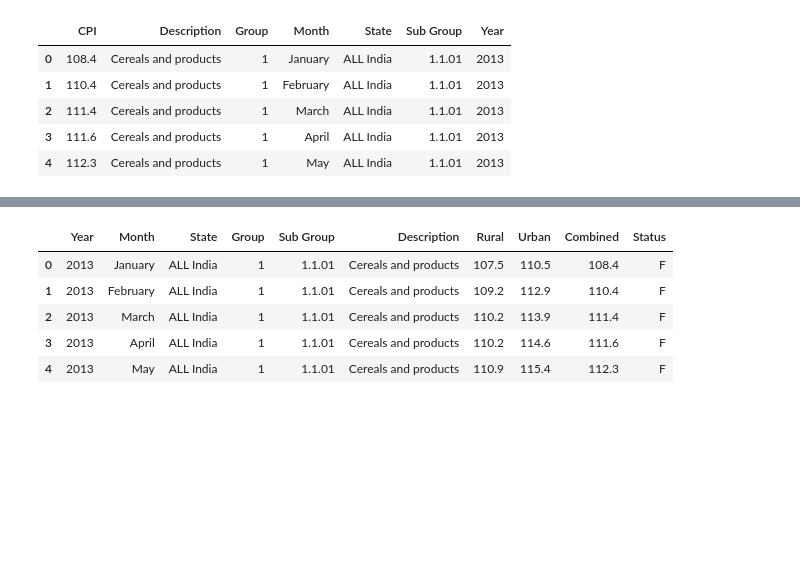
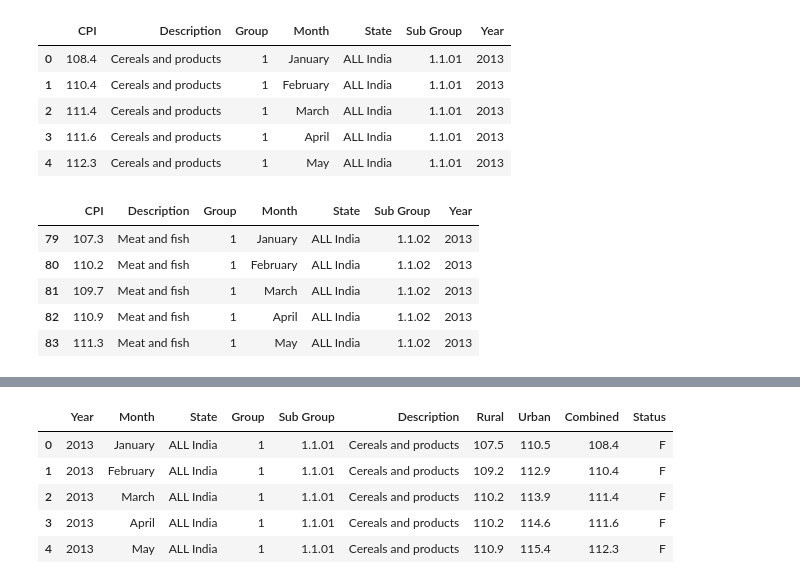
Before and after one commit to Aman-1412/cpi_prediction, a Jupyter notebook: CPI_Prediction.ipynb, the cells around one changed output, grey strips where cells are left out. Drawn from its saved outputs; the diff is of its cells as text; code cells hidden in the pictures; blank space fills up the shorter version.

```diff
--- a/CPI_Prediction.ipynb
+++ b/CPI_Prediction.ipynb
@@ -54,3 +54,16 @@ d.head()
 | 2 | 111.4 | Cereals and products | 1 | March | ALL India | 1.1.01 | 2013 |
 | 3 | 111.6 | Cereals and products | 1 | April | ALL India | 1.1.01 | 2013 |
 | 4 | 112.3 | Cereals and products | 1 | May | ALL India | 1.1.01 | 2013 |
+# %%
+test_index = pd.read_json("data/no_rural_urban_cpi.json", orient = "records")
+# %%
+fish_cpi_index = test_index[cpi_index.Group==1.0]
+fish_cpi_index = fish_cpi_index[fish_cpi_index["Sub Group"]=="1.1.02"]
+fish_cpi_index.head()
+# %% [output]
+|  | CPI | Description | Group | Month | State | Sub Group | Year |
+| 79 | 107.3 | Meat and fish | 1 | January | ALL India | 1.1.02 | 2013 |
+| 80 | 110.2 | Meat and fish | 1 | February | ALL India | 1.1.02 | 2013 |
+| 81 | 109.7 | Meat and fish | 1 | March | ALL India | 1.1.02 | 2013 |
+| 82 | 110.9 | Meat and fish | 1 | April | ALL India | 1.1.02 | 2013 |
+| 83 | 111.3 | Meat and fish | 1 | May | ALL India | 1.1.02 | 2013 |
```
Also changed, not shown: parts of 7 cells of this notebook, 4 other files.
